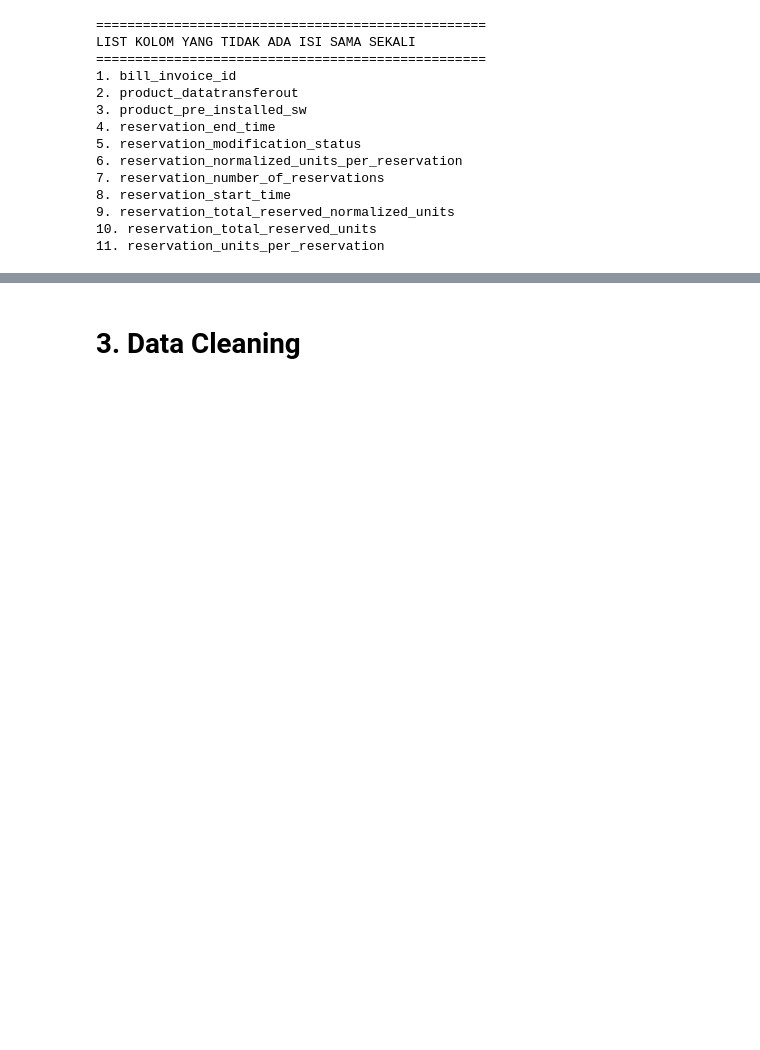
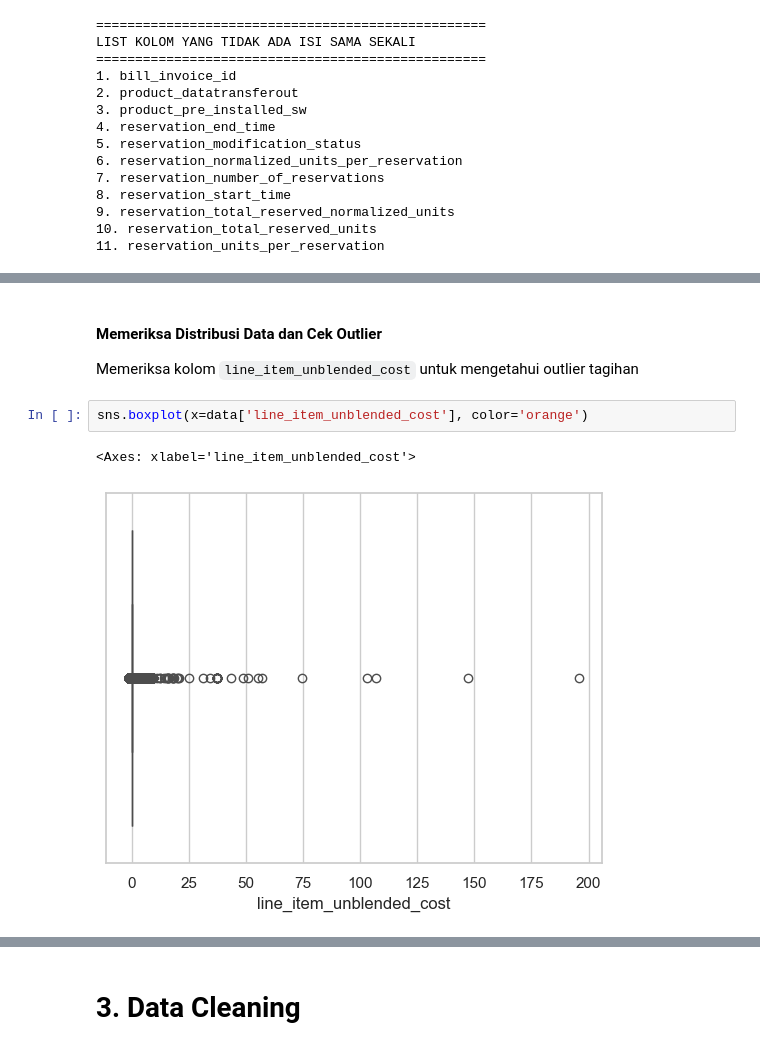
Before and after one commit to diyangraditya/thesis, a Jupyter notebook: Notebooks/main.ipynb, the cells around one changed output, grey strips where cells are left out. Saved outputs shown, nothing was run; the diff lists cells and outputs as text; blank space fills up the shorter version.

```diff
--- a/Notebooks/main.ipynb
+++ b/Notebooks/main.ipynb
@@ -112,0 +133,9 @@ LIST KOLOM YANG TIDAK ADA ISI SAMA SEKALI
+# %% [markdown]
+#### Memeriksa Distribusi Data dan Cek Outlier
+
+Memeriksa kolom `line_item_unblended_cost` untuk mengetahui outlier tagihan
+# %%
+sns.boxplot(x=data['line_item_unblended_cost'], color='orange')
+# %% [output]
+<Axes: xlabel='line_item_unblended_cost'>
+[figure, added]
```
Also changed, not shown: parts of 11 cells of this notebook.
